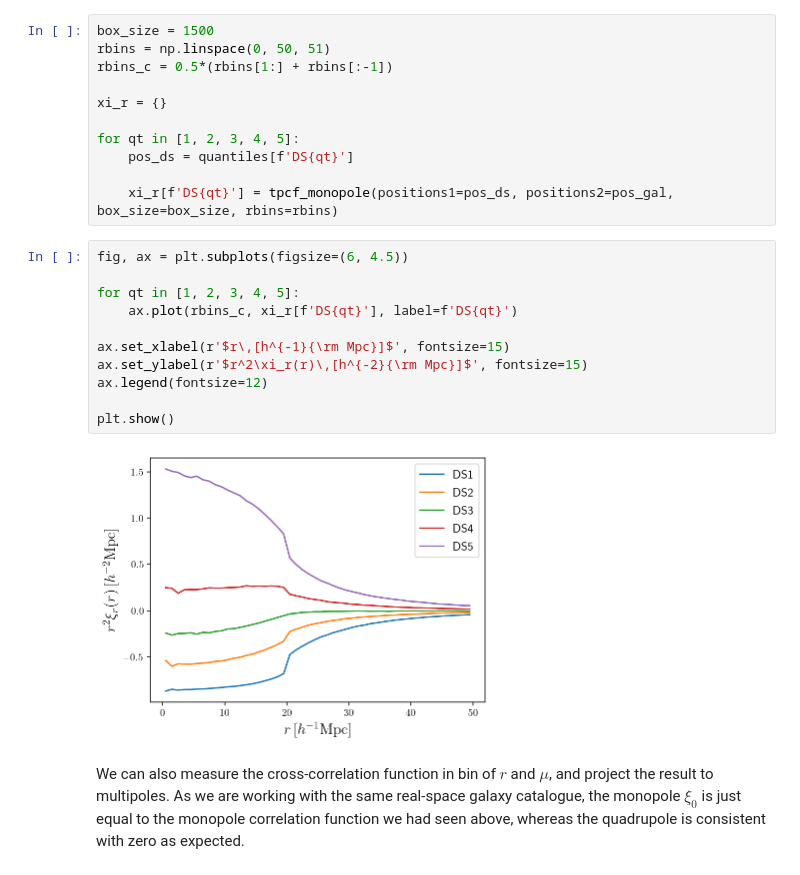
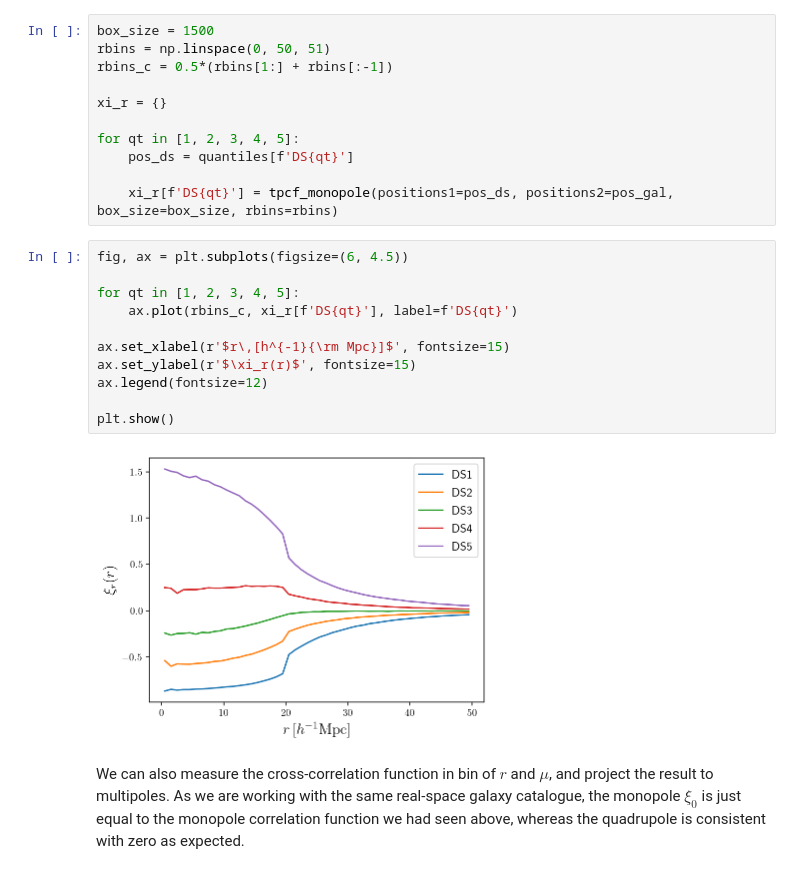
Before and after one commit to epaillas/densitysplit, a Jupyter notebook: examples/clustering_statistics.ipynb, the cells around one changed output. Saved outputs shown, nothing was run; the diff lists cells and outputs as text.

```diff
--- a/examples/clustering_statistics.ipynb
+++ b/examples/clustering_statistics.ipynb
@@ -41,16 +41,16 @@ for qt in [1, 2, 3, 4, 5]:
 # %%
 fig, ax = plt.subplots(figsize=(6, 4.5))
 
 for qt in [1, 2, 3, 4, 5]:
     ax.plot(rbins_c, xi_r[f'DS{qt}'], label=f'DS{qt}')
 
 ax.set_xlabel(r'$r\,[h^{-1}{\rm Mpc}]$', fontsize=15)
-ax.set_ylabel(r'$r^2\xi_r(r)\,[h^{-2}{\rm Mpc}]$', fontsize=15)
+ax.set_ylabel(r'$\xi_r(r)$', fontsize=15)
 ax.legend(fontsize=12)
 
 plt.show()
 # %% [output]
-[figure, old version]
+[figure, new version]
 # %% [markdown]
 We can also measure the cross-correlation function in bin of $r$ and $\mu$, and project the result to multipoles. As we are working with the same real-space galaxy catalogue, the monopole $\xi_0$ is just equal to the monopole correlation function we had seen above, whereas the quadrupole is consistent with zero as expected.
 # %%
```
